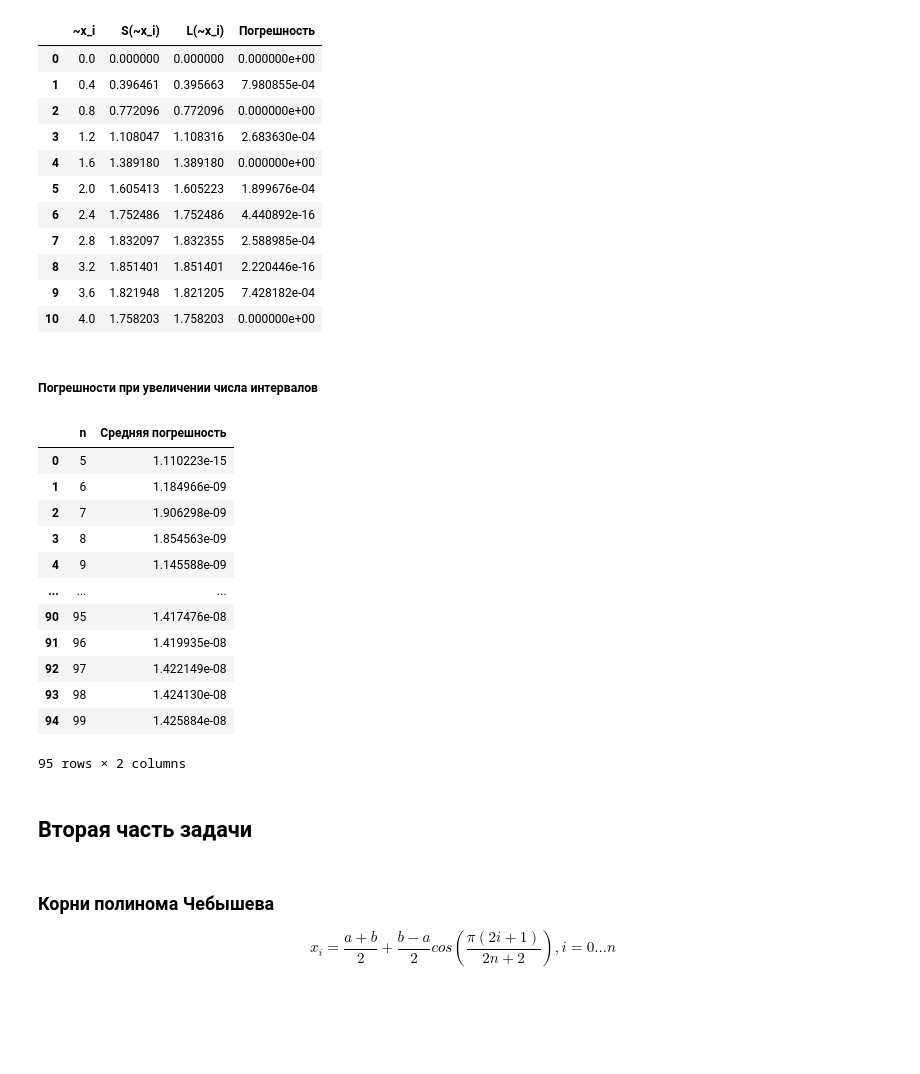
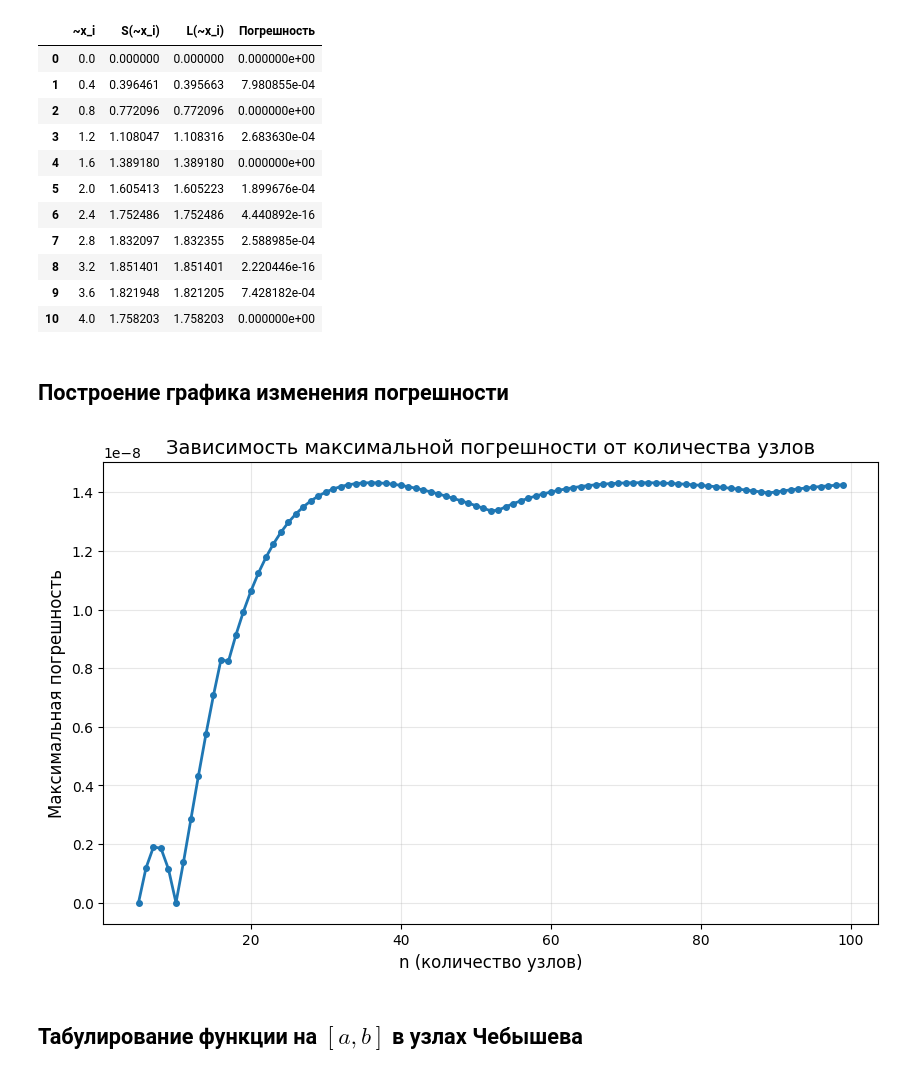
Before and after one commit to d-code000/NumericalMethods, a Jupyter notebook: interpolation_polynomial.ipynb, the cells around one changed output. Drawn from its saved outputs; the diff is of its cells as text; code cells hidden in the pictures; blank space fills up the shorter version.

```diff
--- a/interpolation_polynomial.ipynb
+++ b/interpolation_polynomial.ipynb
@@ -118,2 +131,0 @@ def series(x: float, eps: float = 10 ** -6) -> float:
-# %%
-for x in [0.8, 2, 3.2]: print(f'{series(x):.6f}')
@@ -147,3 +131,0 @@ def native_series(x: float, eps: float = 10 ** -6) -> float:
-# %%
-print('Моя\t\t\tНативная')
-for x in [0.8, 2, 3.2]: print(f'{series(x):.6f}\t{native_series(x):.6f}')
@@ -244,46 +228,32 @@ pandas.DataFrame(result_table)
 | 9 | 3.6 | 1.821948 | 1.821205 | 7.428182e-04 |
 | 10 | 4.0 | 1.758203 | 1.758203 | 0.000000e+00 |
 # %% [markdown]
-##### Погрешности при увеличении числа интервалов
+## Построение графика изменения погрешности
 # %%
-series_tabulate = [Point(x, series(x)) for x in get_tab_x(n=10)]
+import matplotlib.pyplot as plt
 
+interpolate_points = [Point(x, series(x)) for x in get_tab_x(n=10)]
 n_array = [i for i in range(5, 100)]
 max_error_rate = []
+
 for n in n_array:
-    x_array = get_tab_x(n=n)
-    series_array = [series(x) for x in x_array]
-    lp_array = [lagrange_polynomial(x, series_tabulate) for x in x_array]
-    error_rate = [abs(s - l) for s, l in zip(series_array, lp_array)]
-
+    error_rate = []
+    for x in get_tab_x(n=n):
+        f_s = series(x)
+        f_lp = lagrange_polynomial(x, interpolate_points)
+        error_rate.append(abs(f_s - f_lp))
     max_error_rate.append(max(error_rate))
 
-result_table = {
-    'n': n_array,
-    'Средняя погрешность': max_error_rate,
-}
+plt.figure(figsize=(10, 6))
+plt.plot(n_array, max_error_rate, marker='o', linestyle='-', linewidth=2, markersize=4)
+plt.xlabel('n (количество узлов)', fontsize=12)
+plt.ylabel('Максимальная погрешность', fontsize=12)
+plt.title('Зависимость максимальной погрешности от количества узлов', fontsize=14)
+plt.grid(True, alpha=0.3)
 
-pandas.DataFrame(result_table)
+plt.show()
 # %% [output]
-|  | n | Средняя погрешность |
-| 0 | 5 | 1.110223e-15 |
-| 1 | 6 | 1.184966e-09 |
-| 2 | 7 | 1.906298e-09 |
-| 3 | 8 | 1.854563e-09 |
-| 4 | 9 | 1.145588e-09 |
-| ... | ... | ... |
-| 90 | 95 | 1.417476e-08 |
-| 91 | 96 | 1.419935e-08 |
-| 92 | 97 | 1.422149e-08 |
-| 93 | 98 | 1.424130e-08 |
-| 94 | 99 | 1.425884e-08 |
-95 rows × 2 columns
+[figure, added]
-# %% [markdown]
-## Вторая часть задачи
 # %% [markdown]
-### Корни полинома Чебышева
-
-$$
-x_i = \frac{a + b}{2} + \frac{b - a}{2} cos(\frac{\pi(2i + 1)}{2n + 2}), i = 0 ... n
-$$
+## Табулирование функции на $[a, b]$ в узлах Чебышева
 # %%
```
Also changed, not shown: parts of 22 cells of this notebook, 1 other file.
